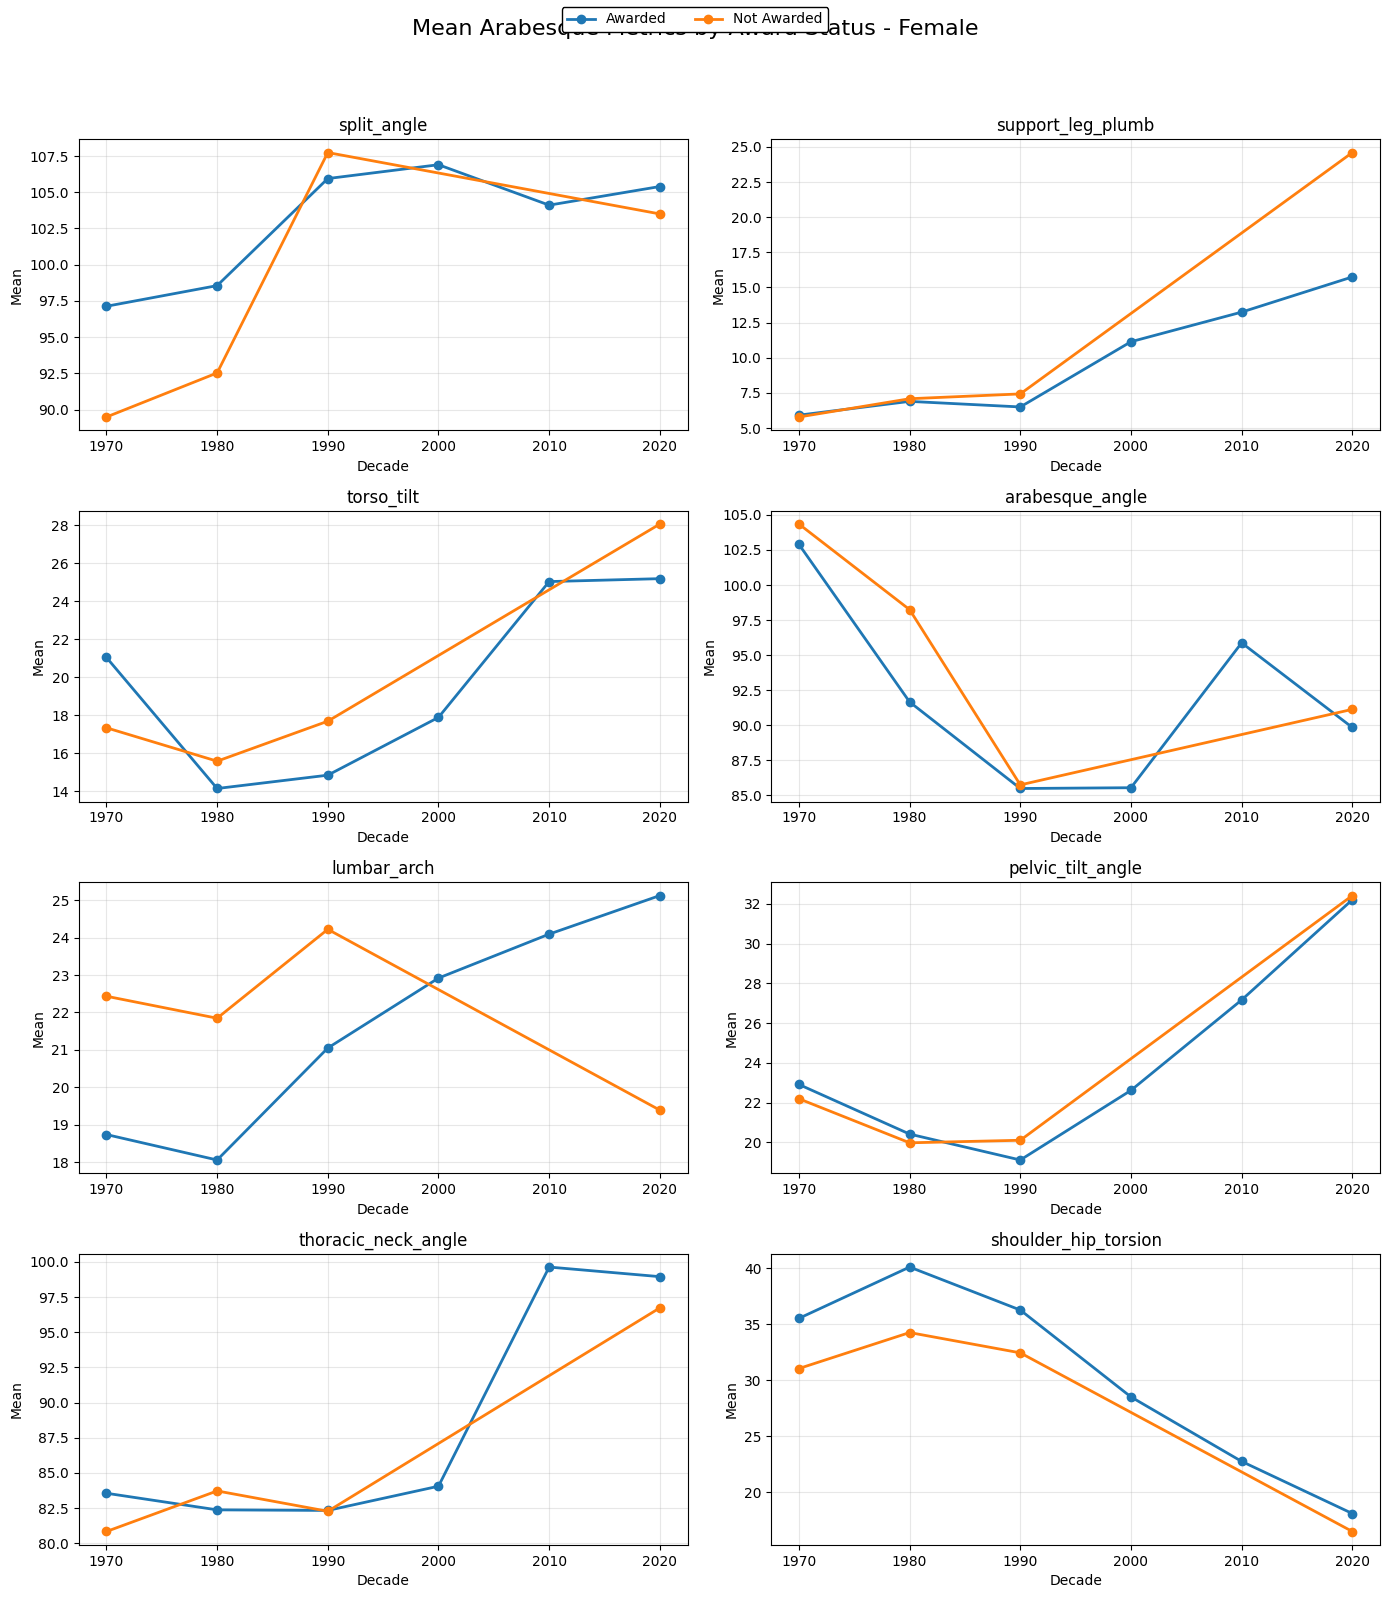
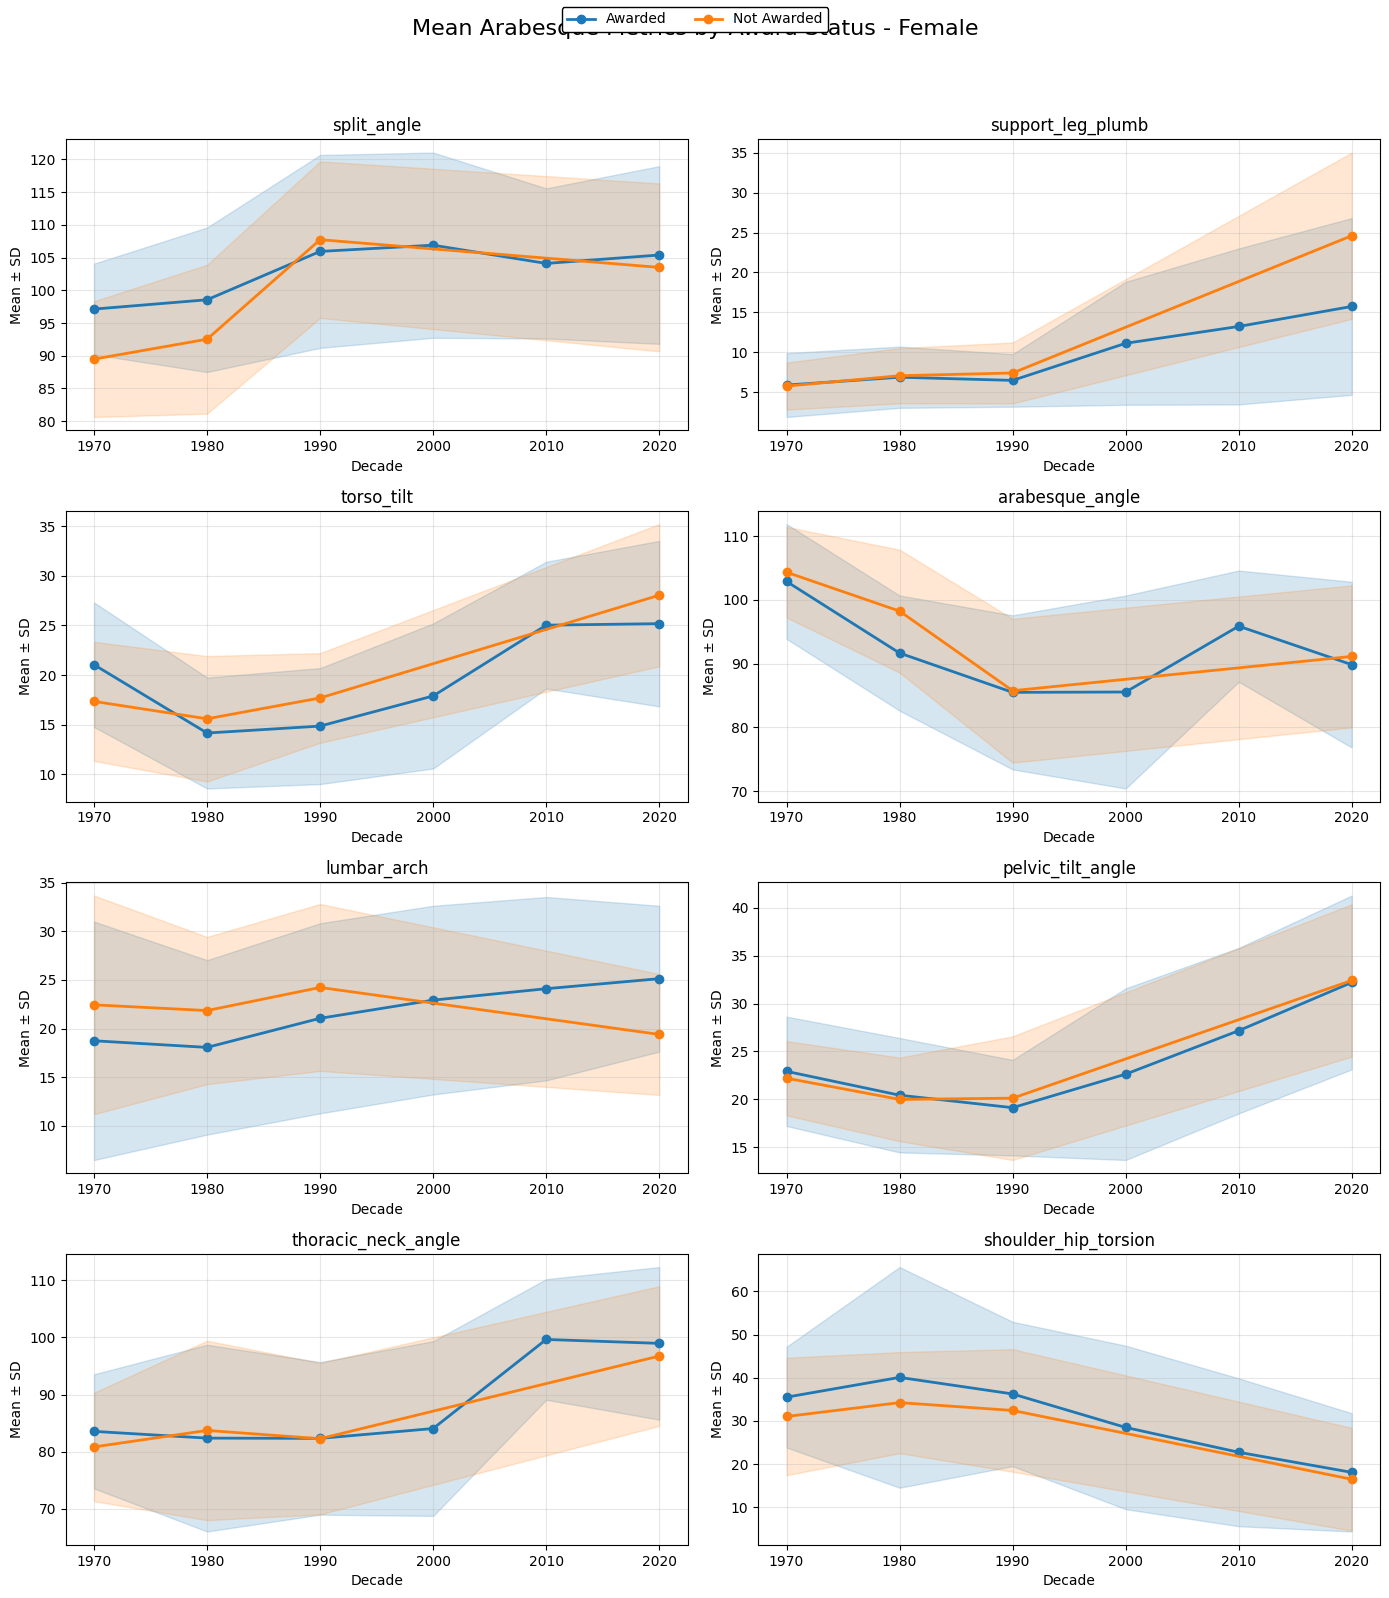
The change to this notebook cell's code, shown as a diff; its figure went from the first image to the second:
--- before
+++ after
@@ -27,11 +27,16 @@
 ]
 
-award_gender_mean_by_decade = (
+award_gender_stats_by_decade = (
     df
     .dropna(subset=["award_status", "gender_label"])
     .groupby(["decade", "gender_label", "award_status"])[motion_metrics]
-    .mean()
+    .agg(["mean", "std"])
     .reset_index()
 )
+
+colors = {
+    "Awarded": "tab:blue",
+    "Not Awarded": "tab:orange"
+}
 
 for gender in ["Female", "Male"]:
@@ -39,6 +44,6 @@
     axes = axes.flatten()
 
-    gender_df = award_gender_mean_by_decade[
-        award_gender_mean_by_decade["gender_label"] == gender
+    gender_df = award_gender_stats_by_decade[
+        award_gender_stats_by_decade["gender_label"] == gender
     ]
 
@@ -49,15 +54,28 @@
             ].sort_values("decade")
 
+            x = sub["decade"].astype(str)
+            mean = sub[(metric, "mean")]
+            std = sub[(metric, "std")]
+
             ax.plot(
-                sub["decade"],
-                sub[metric],
+                x,
+                mean,
                 marker="o",
                 linewidth=2,
-                label=status
+                label=status,
+                color=colors[status]
+            )
+
+            ax.fill_between(
+                x,
+                mean - std,
+                mean + std,
+                color=colors[status],
+                alpha=0.18
             )
 
         ax.set_title(metric)
         ax.set_xlabel("Decade")
-        ax.set_ylabel("Mean")
+        ax.set_ylabel("Mean ± SD")
         ax.grid(True, alpha=0.3)
 

Commit: new version with shaded standard deviation